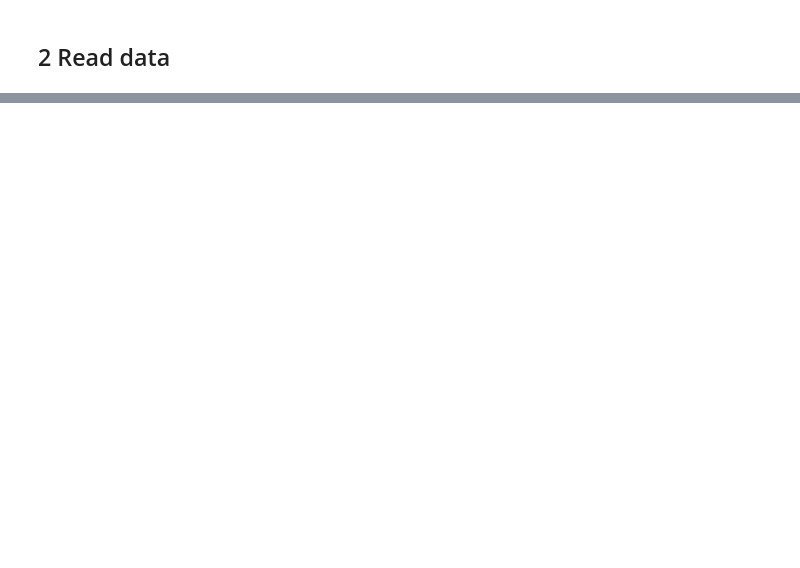
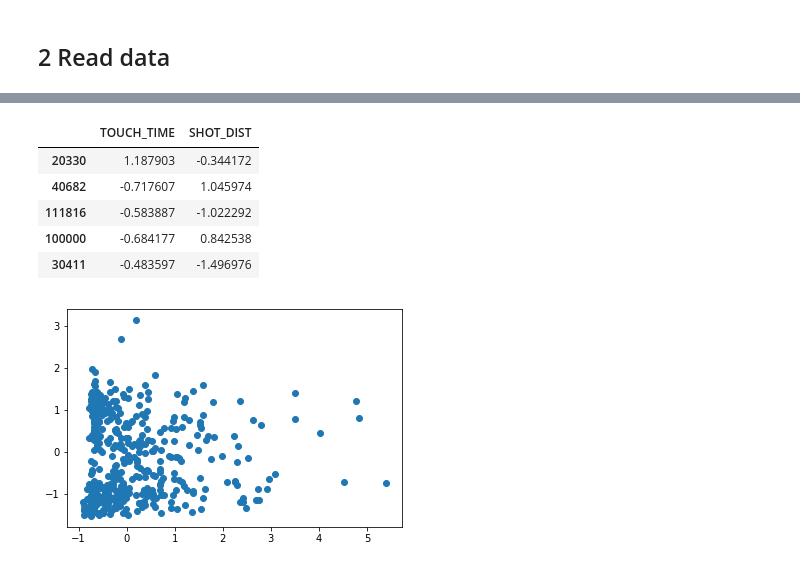
Before and after one commit to LDSSA/learning-units, a Jupyter notebook: units/14-working-with-real-data/examples/predicting-field-goals-made-nba.ipynb, the cells around one changed output, grey strips where cells are left out. Saved outputs shown, nothing was run; the diff lists cells and outputs as text; code cells hidden in the pictures; blank space fills up the shorter version.

```diff
--- a/units/14-working-with-real-data/examples/predicting-field-goals-made-nba.ipynb
+++ b/units/14-working-with-real-data/examples/predicting-field-goals-made-nba.ipynb
@@ -427,0 +375,25 @@ accuracy_score(y_test, y_pred)
+# %%
+def standardize_columns(data, colnames, total_samples_preview):
+
+    scaler = pp.StandardScaler()
+
+    rescaled_data = data[colnames]
+    rescaled_data = scaler.fit_transform(rescaled_data)
+    rescaled_data = pd.DataFrame(rescaled_data, columns=colnames)
+
+    rescaled_data_sample = rescaled_data.sample(n=5)
+
+    scatter_plot_two_features(rescaled_data, colnames, total_samples_preview)
+
+    return rescaled_data_sample
+
+
+standardize_columns(data, cols, 500)
+# %% [output]
+|  | TOUCH_TIME | SHOT_DIST |
+| 20330 | 1.187903 | -0.344172 |
+| 40682 | -0.717607 | 1.045974 |
+| 111816 | -0.583887 | -1.022292 |
+| 100000 | -0.684177 | 0.842538 |
+| 30411 | -0.483597 | -1.496976 |
+[figure, added]
```
Also changed, not shown: parts of 93 cells of this notebook, 5 other files.
